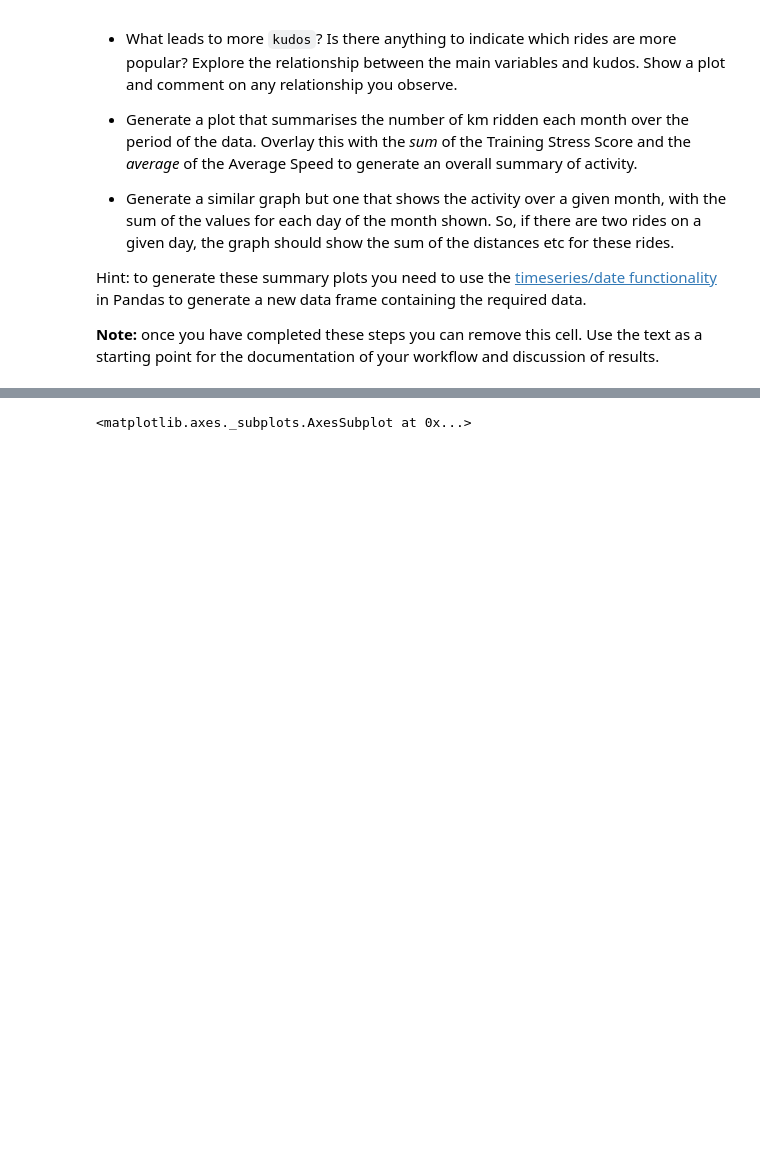
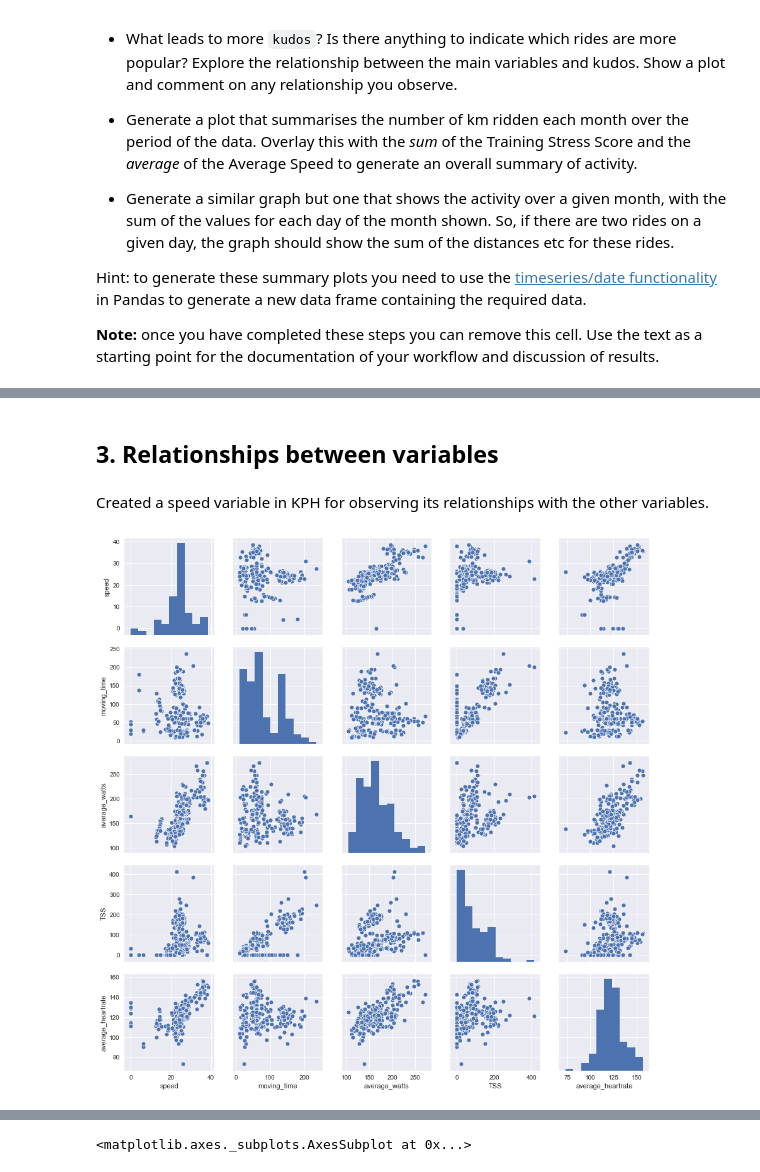
Before and after one commit to Phllips/Portfolio, a Jupyter notebook: Portfolio 1.ipynb, the cells around one changed output, grey strips where cells are left out. Drawn from its saved outputs; the diff is of its cells as text; code cells hidden in the pictures; blank space fills up the shorter version.

```diff
--- a/Portfolio 1.ipynb
+++ b/Portfolio 1.ipynb
@@ -131,0 +130,2 @@ __Note:__ once you have completed these steps you can remove this cell.  Use the
+# %% [markdown]
+## 3. Relationships between variables
@@ -131,0 +135,6 @@ __Note:__ once you have completed these steps you can remove this cell.  Use the
+# %% [markdown]
+Created a speed variable in KPH for observing its relationships with the other variables.
+# %%
+g = sns.pairplot(fres, palette="husl",vars=["speed","moving_time", "average_watts", "TSS", "average_heartrate"])
+# %% [output]
+[figure, added]
```
Also changed, not shown: parts of 17 cells of this notebook.
